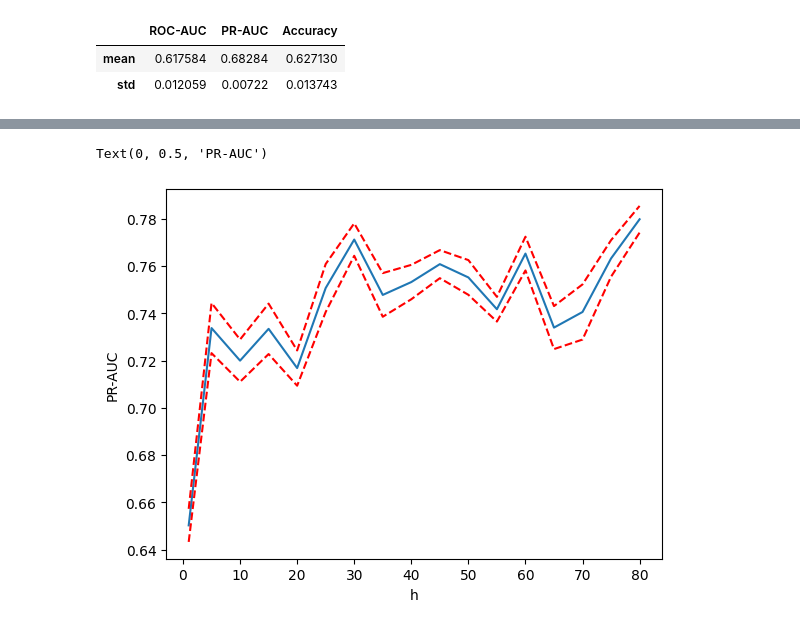
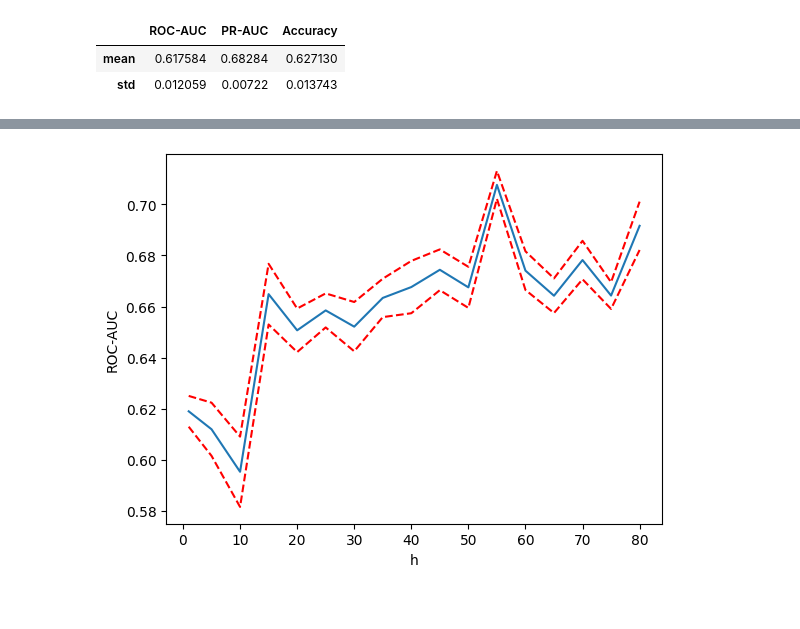
Before and after one commit to aayugay99/ts2vec_irregular_ts, a Jupyter notebook: weighted_loss.ipynb, the cells around one changed output, grey strips where cells are left out. Drawn from its saved outputs; the diff is of its cells as text; code cells hidden in the pictures.

```diff
--- a/weighted_loss.ipynb
+++ b/weighted_loss.ipynb
@@ -488,4 +486,27 @@ import numpy as np
 import glob
 
 import matplotlib.pyplot as plt
+# %%
+def get_df(files):
+
+    h_list = []
+    results = []
+
+    for f in files:
+        h = float(f.split("=")[-1].replace(".csv", ""))
+        h_list.append(h)
+        df = pd.read_csv(f)
+
+        results.append(df["ROC-AUC"].agg(["mean", "std"]))
+
+    return pd.DataFrame(results, index=h_list).sort_index()
+
+
+def plot_df(df):
+    plt.plot(df["mean"])
+    plt.plot(df["mean"] + 1.96*df["std"]/np.sqrt(10), color="red", linestyle="--")
+    plt.plot(df["mean"] - 1.96*df["std"]/np.sqrt(10), color="red", linestyle="--")
+
+    plt.xlabel("h")
+    plt.ylabel("ROC-AUC")
 # %%
@@ -527,10 +520,8 @@ a = pd.DataFrame(results, index=h_list).sort_index()
-# %%
-plt.plot(a["mean"])
-plt.plot(a["mean"] + 1.96*a["std"]/np.sqrt(10), color="red", linestyle="--")
-plt.plot(a["mean"] - 1.96*a["std"]/np.sqrt(10), color="red", linestyle="--")
-
-plt.xlabel("h")
-plt.ylabel("PR-AUC")
-# %% [output]
-Text(0, 0.5, 'PR-AUC')
-[figure, removed]
+# %%
+# churn with sqrt
+files = glob.glob("experiments_h_results/sqrt/*.csv")
+
+res = get_df(files)
+plot_df(res)
+# %% [output]
+[figure, added]
```
Also changed, not shown: parts of 9 cells of this notebook.
